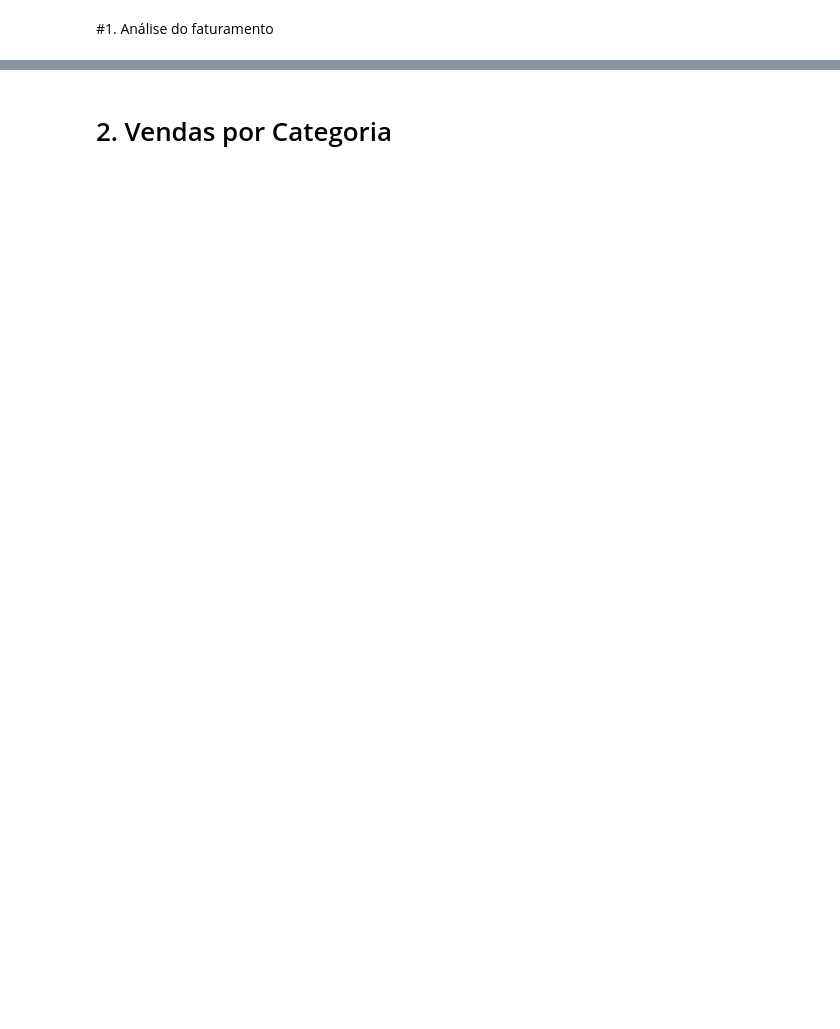
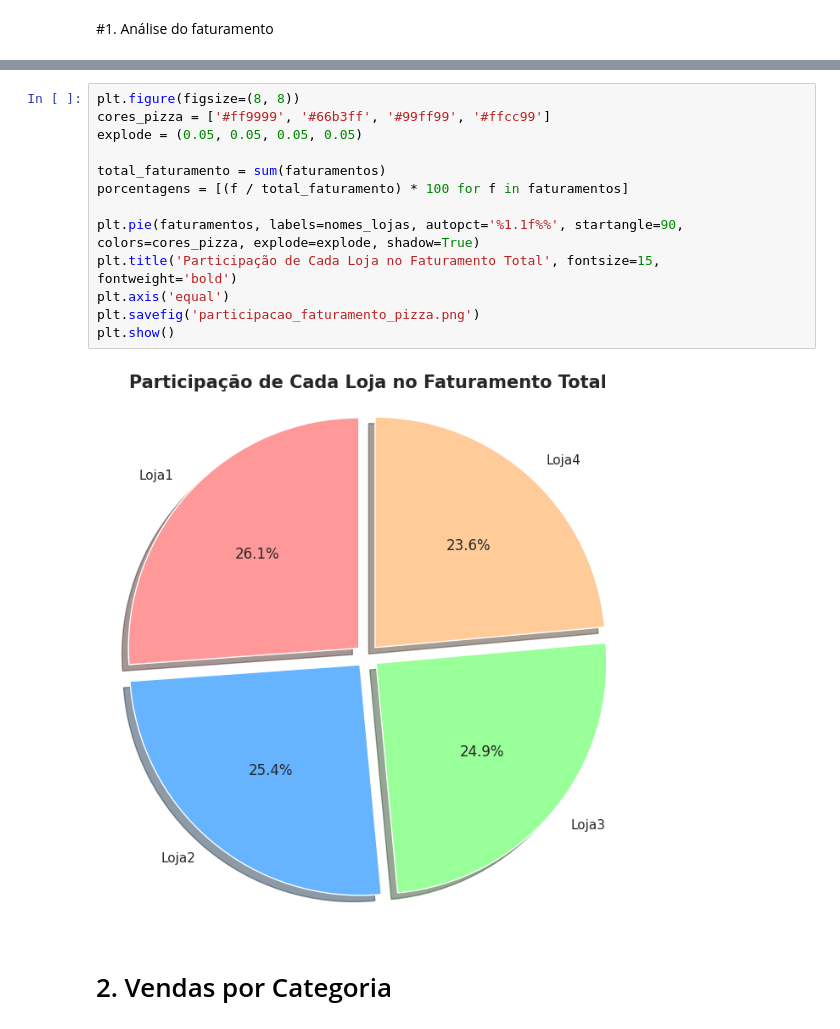
Before and after one commit to vitorhugo28/Alura_Store_BR, a Jupyter notebook: AluraStoreBrasil.ipynb, the cells around one changed output, grey strips where cells are left out. Cells and saved outputs as stored; diff of their text form; blank space fills up the shorter version.

```diff
--- a/AluraStoreBrasil.ipynb
+++ b/AluraStoreBrasil.ipynb
@@ -55,2 +133,17 @@ loja4.head()
+# %%
+plt.figure(figsize=(8, 8))
+cores_pizza = ['#ff9999', '#66b3ff', '#99ff99', '#ffcc99']
+explode = (0.05, 0.05, 0.05, 0.05)
+
+total_faturamento = sum(faturamentos)
+porcentagens = [(f / total_faturamento) * 100 for f in faturamentos]
+
+plt.pie(faturamentos, labels=nomes_lojas, autopct='%1.1f%%', startangle=90, colors=cores_pizza, explode=explode, shadow=True)
+plt.title('Participação de Cada Loja no Faturamento Total', fontsize=15, fontweight='bold')
+plt.axis('equal')
+plt.savefig('participacao_faturamento_pizza.png')
+plt.show()
+# %% [output]
+[figure, added]
 # %% [markdown]
 # 2. Vendas por Categoria
```
Also changed, not shown: parts of 13 cells of this notebook.
